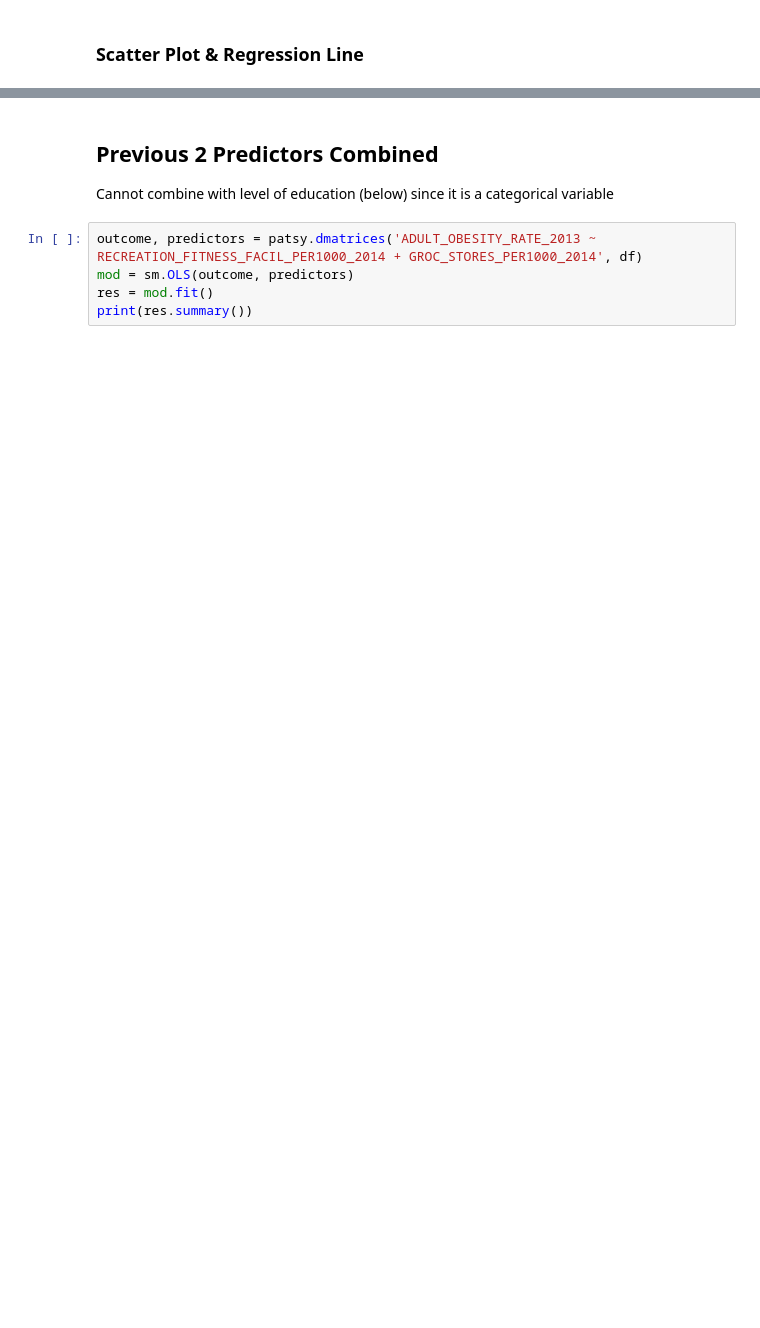
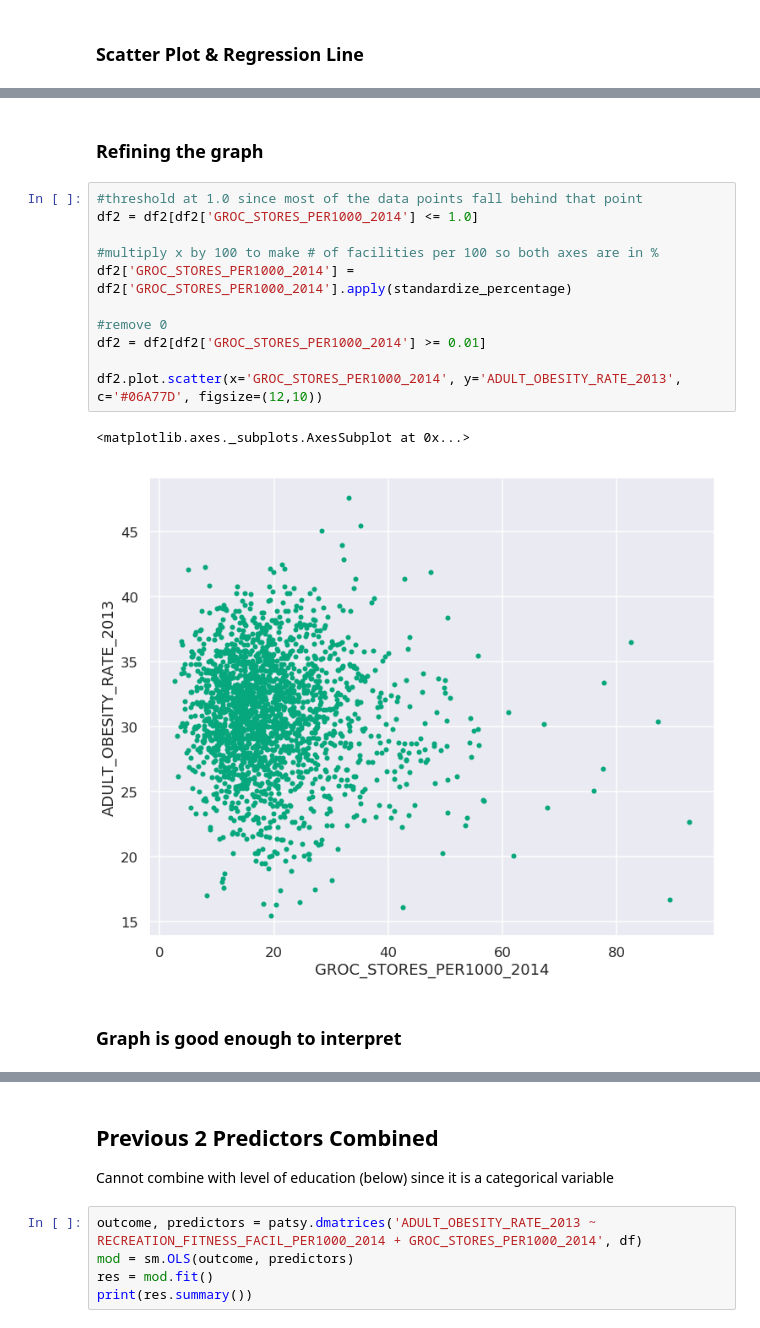
Before and after one commit to cwguan/COGS108-FinalProject, a Jupyter notebook: FinalProject.ipynb, the cells around one changed output, grey strips where cells are left out. Saved outputs shown, nothing was run; the diff lists cells and outputs as text; blank space fills up the shorter version.

```diff
--- a/FinalProject.ipynb
+++ b/FinalProject.ipynb
@@ -422,0 +506,18 @@ plt.show()
+# %% [markdown]
+### Refining the graph
+# %%
+#threshold at 1.0 since most of the data points fall behind that point
+df2 = df2[df2['GROC_STORES_PER1000_2014'] <= 1.0]
+
+#multiply x by 100 to make # of facilities per 100 so both axes are in %
+df2['GROC_STORES_PER1000_2014'] = df2['GROC_STORES_PER1000_2014'].apply(standardize_percentage)
+
+#remove 0
+df2 = df2[df2['GROC_STORES_PER1000_2014'] >= 0.01]
+
+df2.plot.scatter(x='GROC_STORES_PER1000_2014', y='ADULT_OBESITY_RATE_2013', c='#06A77D', figsize=(12,10))
+# %% [output]
+<matplotlib.axes._subplots.AxesSubplot at 0x...>
+[figure, added]
+# %% [markdown]
+### Graph is good enough to interpret
```
Also changed, not shown: parts of 25 cells of this notebook.
